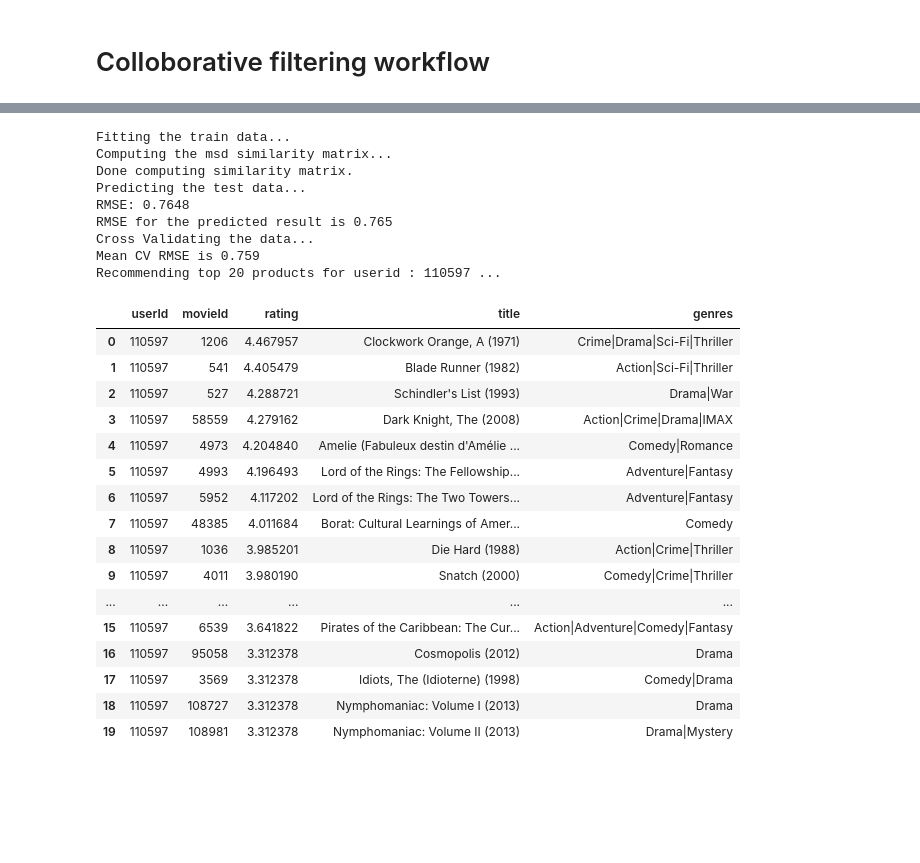
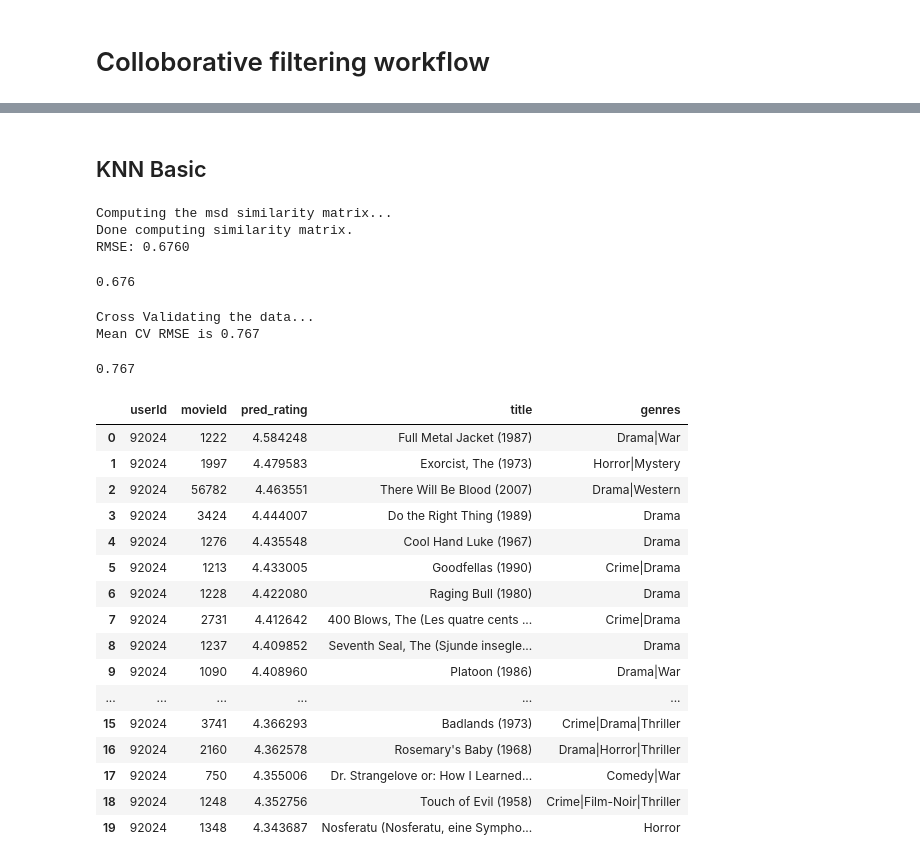
Before and after one commit to HamidSadEsf/movie_recommendation_ProjectCDS, a Jupyter notebook: main.ipynb, the cells around one changed output, grey strips where cells are left out. Cells and saved outputs as stored; diff of their text form; code cells hidden in the pictures; blank space fills up the shorter version.

```diff
--- a/main.ipynb
+++ b/main.ipynb
@@ -49,3 +106,5 @@ trainset, testset = train_test_split(data, test_size=.25, random_state=42)
+# %% [markdown]
+## KNN Basic
 # %%
 #KNN-based memory based model
 sim_options = {'name': 'msd',
@@ -56,32 +115,14 @@ knn_basic = KNNBasic(k=30,sim_options=sim_options)
 # %%
-knn_basic_model = cf_model(knn_basic, trainset, testset, data)
+knn_basic_model = cf_model(knn_basic, trainset, testset, data, 20)
 knn_basic_model.fit_and_predict()
-knn_basic_model.cross_validate()
-knn_basic_model.recommend(sveta_user_id, 20).merge(movie_df, on='movieId', how='left')
 # %% [output]
-Fitting the train data...
 Computing the msd similarity matrix...
 Done computing similarity matrix.
-Predicting the test data...
-RMSE: 0.7648
-RMSE for the predicted result is 0.765
-Cross Validating the data...
-Mean CV RMSE is 0.759
-Recommending top 20 products for userid : 110597 ...
+RMSE: 0.6760
-|  | userId | movieId | rating | title | genres |
-| 0 | 110597 | 1206 | 4.467957 | Clockwork Orange, A (1971) | Crime|Drama|Sci-Fi|Thriller |
-| 1 | 110597 | 541 | 4.405479 | Blade Runner (1982) | Action|Sci-Fi|Thriller |
-| 2 | 110597 | 527 | 4.288721 | Schindler's List (1993) | Drama|War |
-| 3 | 110597 | 58559 | 4.279162 | Dark Knight, The (2008) | Action|Crime|Drama|IMAX |
-| 4 | 110597 | 4973 | 4.204840 | Amelie (Fabuleux destin d'Amélie ... | Comedy|Romance |
-| 5 | 110597 | 4993 | 4.196493 | Lord of the Rings: The Fellowship... | Adventure|Fantasy |
-| 6 | 110597 | 5952 | 4.117202 | Lord of the Rings: The Two Towers... | Adventure|Fantasy |
-| 7 | 110597 | 48385 | 4.011684 | Borat: Cultural Learnings of Amer... | Comedy |
-| 8 | 110597 | 1036 | 3.985201 | Die Hard (1988) | Action|Crime|Thriller |
-| 9 | 110597 | 4011 | 3.980190 | Snatch (2000) | Comedy|Crime|Thriller |
-| ... | ... | ... | ... | ... | ... |
-| 15 | 110597 | 6539 | 3.641822 | Pirates of the Caribbean: The Cur... | Action|Adventure|Comedy|Fantasy |
-| 16 | 110597 | 95058 | 3.312378 | Cosmopolis (2012) | Drama |
-| 17 | 110597 | 3569 | 3.312378 | Idiots, The (Idioterne) (1998) | Comedy|Drama |
-| 18 | 110597 | 108727 | 3.312378 | Nymphomaniac: Volume I (2013) | Drama |
-| 19 | 110597 | 108981 | 3.312378 | Nymphomaniac: Volume II (2013) | Drama|Mystery |
+0.676
+# %%
+knn_basic_model.cross_validate()
+# %% [output]
+Cross Validating the data...
+Mean CV RMSE is 0.767
+0.767
@@ -88 +131,21 @@ Recommending top 20 products for userid : 110597 ...
+# %%
+knn_basic_model.recommend_all(sveta_user_id).merge(movie_df, on='movieId', how='left').head(20)
+# %% [output]
+|  | userId | movieId | pred_rating | title | genres |
+| 0 | 92024 | 1222 | 4.584248 | Full Metal Jacket (1987) | Drama|War |
+| 1 | 92024 | 1997 | 4.479583 | Exorcist, The (1973) | Horror|Mystery |
+| 2 | 92024 | 56782 | 4.463551 | There Will Be Blood (2007) | Drama|Western |
+| 3 | 92024 | 3424 | 4.444007 | Do the Right Thing (1989) | Drama |
+| 4 | 92024 | 1276 | 4.435548 | Cool Hand Luke (1967) | Drama |
+| 5 | 92024 | 1213 | 4.433005 | Goodfellas (1990) | Crime|Drama |
+| 6 | 92024 | 1228 | 4.422080 | Raging Bull (1980) | Drama |
+| 7 | 92024 | 2731 | 4.412642 | 400 Blows, The (Les quatre cents ... | Crime|Drama |
+| 8 | 92024 | 1237 | 4.409852 | Seventh Seal, The (Sjunde insegle... | Drama |
+| 9 | 92024 | 1090 | 4.408960 | Platoon (1986) | Drama|War |
+| ... | ... | ... | ... | ... | ... |
+| 15 | 92024 | 3741 | 4.366293 | Badlands (1973) | Crime|Drama|Thriller |
+| 16 | 92024 | 2160 | 4.362578 | Rosemary's Baby (1968) | Drama|Horror|Thriller |
+| 17 | 92024 | 750 | 4.355006 | Dr. Strangelove or: How I Learned... | Comedy|War |
+| 18 | 92024 | 1248 | 4.352756 | Touch of Evil (1958) | Crime|Film-Noir|Thriller |
+| 19 | 92024 | 1348 | 4.343687 | Nosferatu (Nosferatu, eine Sympho... | Horror |
 # %%
```
Also changed, not shown: parts of 46 cells of this notebook, 12 other files.
